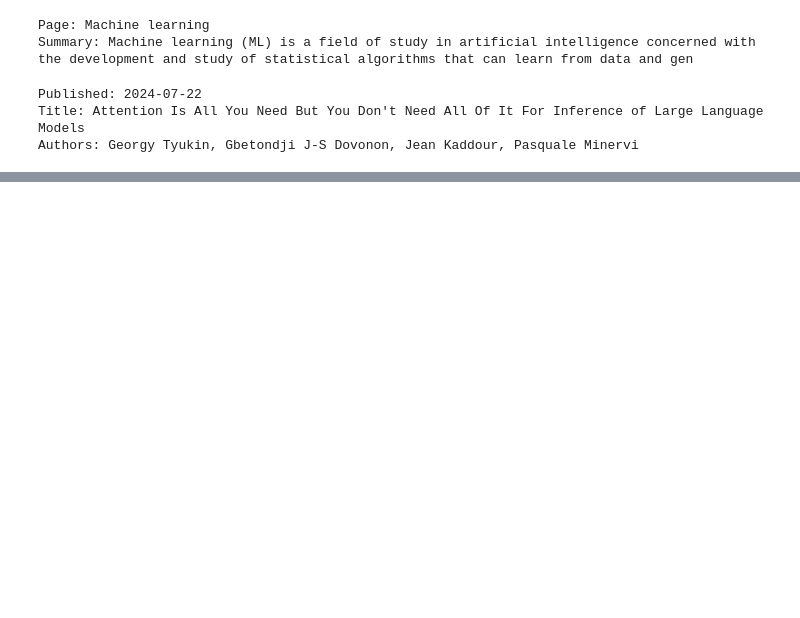
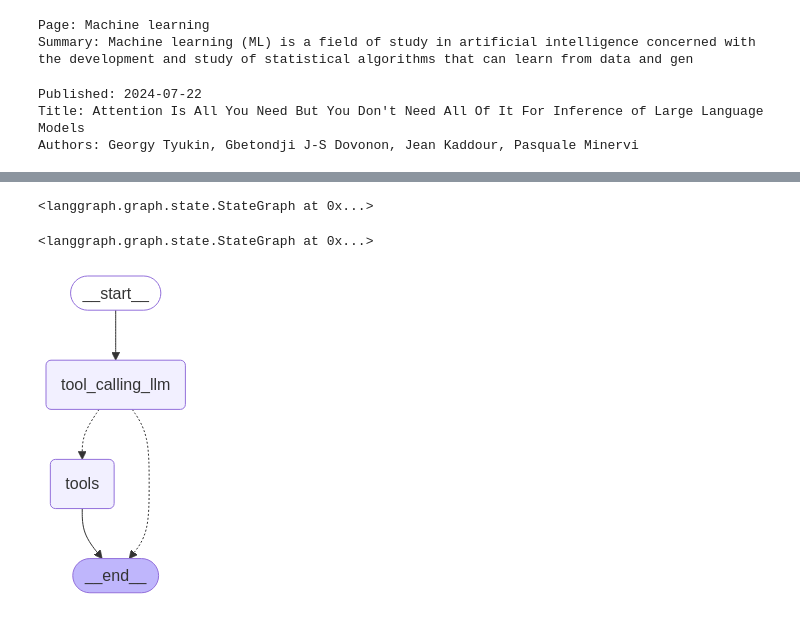
Before and after one commit to nikhil-xyz/Langraph, a Jupyter notebook: Langraph_tools/chatbotmultipletools.ipynb, the cells around one changed output, grey strips where cells are left out. Saved outputs shown, nothing was run; the diff lists cells and outputs as text; code cells hidden in the pictures; blank space fills up the shorter version.

Commit message:
langgraph added

```diff
--- a/Langraph_tools/chatbotmultipletools.ipynb
+++ b/Langraph_tools/chatbotmultipletools.ipynb
@@ -20,0 +77,3 @@ Authors: Georgy Tyukin, Gbetondji J-S Dovonon, Jean Kaddour, Pasquale Minervi
+# %%
+class State(TypedDict):
+    messages : Annotated[list[AnyMessage], add_messages]
@@ -20,0 +85,25 @@ Authors: Georgy Tyukin, Gbetondji J-S Dovonon, Jean Kaddour, Pasquale Minervi
+# %%
+# Node Identification
+def tool_calling_llm(state:State):
+    return {"messages": [llm_with_tools.invoke(state["messages"])]}
+# %%
+builder = StateGraph(State)
+builder.add_node("tool_calling_llm", tool_calling_llm)
+builder.add_node("tools", ToolNode(tools))
+# %% [output]
+<langgraph.graph.state.StateGraph at 0x...>
+# %%
+# Edges
+builder.add_edge(START, "tool_calling_llm")
+builder.add_conditional_edges(
+    "tool_calling_llm",
+    tools_condition,
+)
+builder.add_edge("tools", END)
+# %% [output]
+<langgraph.graph.state.StateGraph at 0x...>
+# %%
+graph = builder.compile()
+display(Image(graph.get_graph().draw_mermaid_png()))
+# %% [output]
+[figure, added]
```
Also changed, not shown: parts of 19 cells of this notebook.
